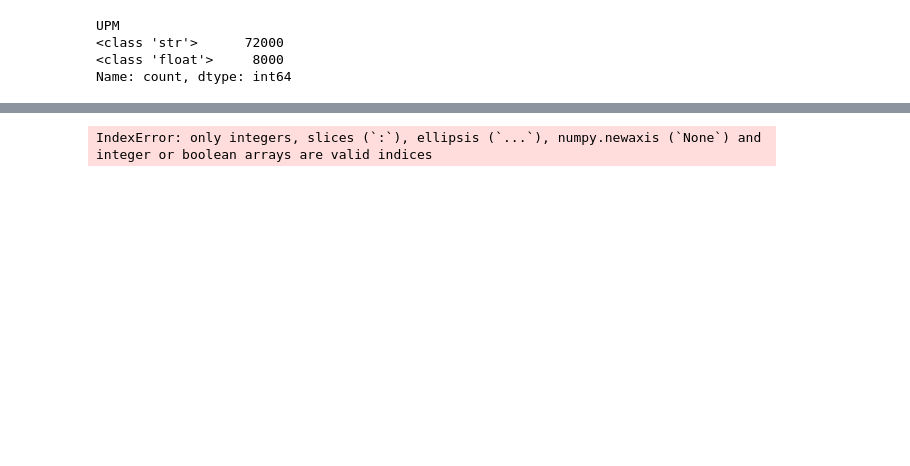
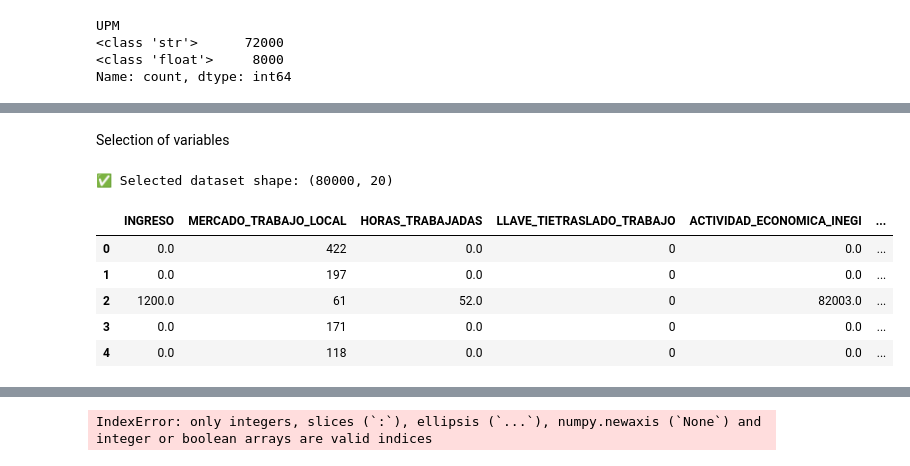
Before and after one commit to AnahiRM/Project-IncomeDeterminantsMexico, a Jupyter notebook: code/02_analysis.ipynb, the cells around one changed output, grey strips where cells are left out. Drawn from its saved outputs; the diff is of its cells as text; code cells hidden in the pictures; blank space fills up the shorter version.

```diff
--- a/code/02_analysis.ipynb
+++ b/code/02_analysis.ipynb
@@ -28,0 +139,62 @@ Preparing the data
+# %% [markdown]
+Selection of variables
+# %%
+# 🎯 Target Variable
+target_variable = ['INGRESO']
+
+# 🌍 Geographical / Labor Market Context
+geographical_context = ['MERCADO_TRABAJO_LOCAL']  # Local Labor Market
+
+# 🛠️ Work and Commute Characteristics
+work_characteristics = [
+    'HORAS_TRABAJADAS',           # Working hours
+    'LLAVE_TIETRASLADO_TRABAJO',  # Commute time to work
+    'ACTIVIDAD_ECONOMICA_INEGI',  # Economic sector
+    'LLAVE_SITTRA',               # Job position
+    'LLAVE_OCUPACION',            # Occupation
+    'LLAVE_ACTPRIMARIA'           # Primary activity
+]
+
+# 🎓 Education
+education_variables = [
+    'ESCOLARIDAD_ACUMULADA',      # Accumulated schooling
+    'LLAVE_ALFABETISMO',          # Literacy
+    'LLAVE_NIVACAD'               # Academic level
+]
+
+# 🧍 Sociodemographic Characteristics
+sociodemographic_variables = [
+    'EDAD',                       # Age
+    'LLAVE_SITUACONYUGAL',        # Marital status
+    'LLAVE_CAUSAMIGRACION',       # Reason for migration
+    'LLAVE_PERTEINDIGENA',        # Indigenous identity
+    'LLAVE_HESPANOL',             # Speaks Spanish
+    'LLAVE_RELIGION',             # Religion
+    'LLAVE_AFRODES',              # Afrodescendant identity
+    'LLAVE_NACIONALIDAD',         # Nationality
+    'LLAVE_SEXO'                  # Sex
+]
+
+# ✅ Combine all selected variables into one list
+selected_columns = (
+    target_variable +
+    geographical_context +
+    work_characteristics +
+    education_variables +
+    sociodemographic_variables
+)
+
+# 🎯 Create a new DataFrame with only the selected variables
+df_selected = df[selected_columns].copy()
+
+# 🖨️ Optional: Check shape and preview
+print(f"✅ Selected dataset shape: {df_selected.shape}")
+df_selected.head()
+# %% [output]
+✅ Selected dataset shape: (80000, 20)
+|  | INGRESO | MERCADO_TRABAJO_LOCAL | HORAS_TRABAJADAS | LLAVE_TIETRASLADO_TRABAJO | ACTIVIDAD_ECONOMICA_INEGI | ... |
+| 0 | 0.0 | 422 | 0.0 | 0 | 0.0 | ... |
+| 1 | 0.0 | 197 | 0.0 | 0 | 0.0 | ... |
+| 2 | 1200.0 | 61 | 52.0 | 0 | 82003.0 | ... |
+| 3 | 0.0 | 171 | 0.0 | 0 | 0.0 | ... |
+| 4 | 0.0 | 118 | 0.0 | 0 | 0.0 | ... |
```
Also changed, not shown: parts of 17 cells of this notebook, 1 other file.
